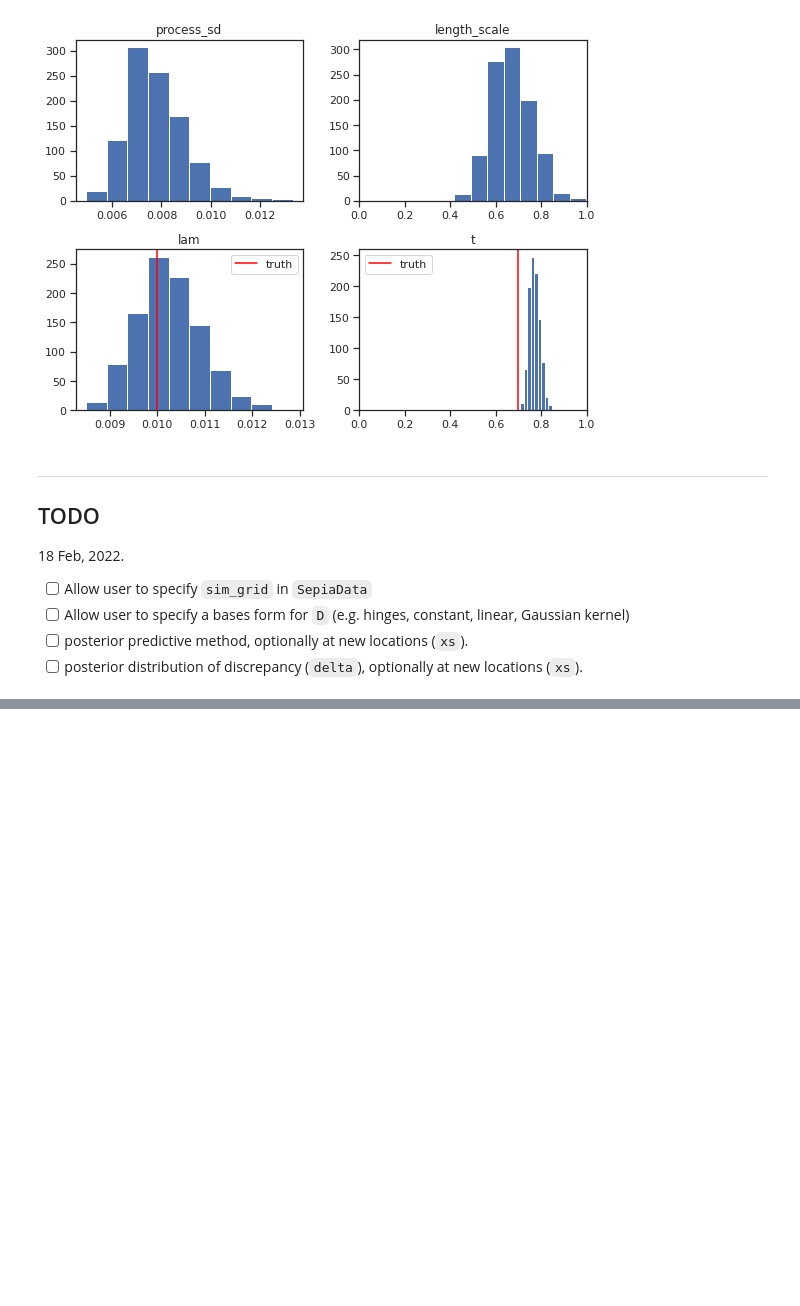
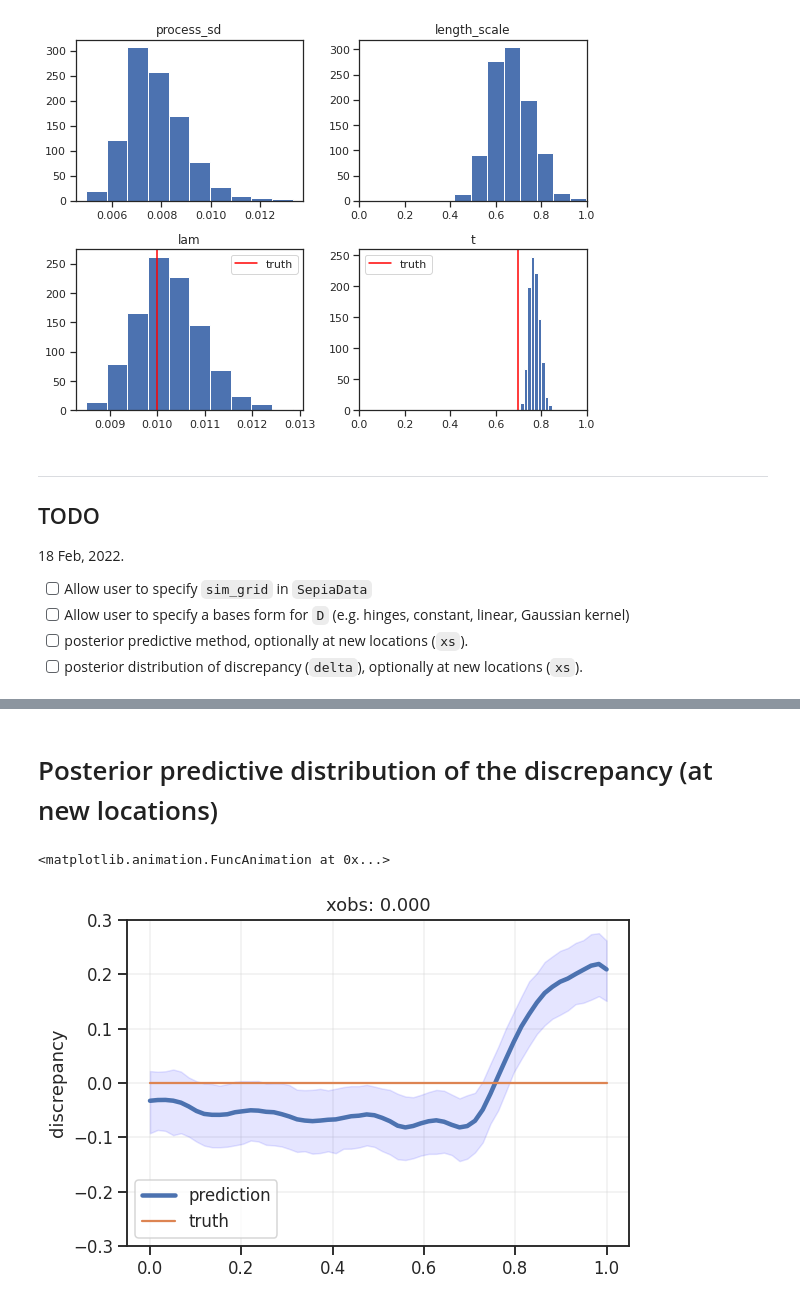
Before and after one commit to lanl/SEPIA, a Jupyter notebook: examples/emu-free-demo.ipynb, the cells around one changed output, grey strips where cells are left out. Cells and saved outputs as stored; diff of their text form; code cells hidden in the pictures; blank space fills up the shorter version.

```diff
--- a/examples/emu-free-demo.ipynb
+++ b/examples/emu-free-demo.ipynb
@@ -212,0 +204,22 @@ def cov_fn(X):
+# %%
+def get_post(xnew, samples, i):
+    def mean_fn(X):
+        return make_mean(X, t=samples["t"][i])
+
+    def cov_fn(X):
+        return make_cov(
+            X,
+            length_scale=samples["length_scale"][i],
+            process_sd=samples['process_sd'][i],
+        )
+
+    gp = GP(cov_fn=cov_fn, mean_fn=mean_fn)
+    cov_obs = samples["lam"][i] ** 2 * np.eye(y.shape[0])
+    post = gp.posterior(X=xs, y=y, Xnew=xnew, cov_obs=cov_obs)
+    return np.random.normal(post.mean, np.sqrt(np.diag(post.cov)))
+
+num_mcmc_samples = len(samples[list(samples.keys())[0]])
+xnew = np.sort(np.concatenate([xs.flatten(), np.linspace(0, 1, 30)]))[:, None]
+post = np.stack([get_post(xnew, samples, i) for i in trange(num_mcmc_samples)])
+# %%
+post_delta = np.stack([post[i] - make_mean(xnew, t) for i, t in enumerate(samples['t'])])
@@ -297,0 +324,23 @@ anim
+# %% [markdown]
+# Posterior predictive distribution of the discrepancy (at new locations)
+# %%
+orig_dpi = 72
+plt.rcParams['figure.dpi'] = orig_dpi * 1.5
+
+fig, ax = plt.subplots();
+plotter = make_delta_plotter(fig)
+
+def animate(t):
+    plt.cla();
+    plotter(t, xnew[t]);
+    plt.grid(lw=0.3);
+
+frames = make_reversing_frames(len(xnew))
+anim = animation.FuncAnimation(fig, animate, frames=frames, interval=120)
+plt.rcParams['figure.dpi'] = orig_dpi
+
+# NOTE: This video cannot be viewed on GitHub, but you can view it on nbviewer.
+anim
+# %% [output]
+<matplotlib.animation.FuncAnimation at 0x...>
+[figure, added]
```
Also changed, not shown: parts of 8 cells of this notebook.
